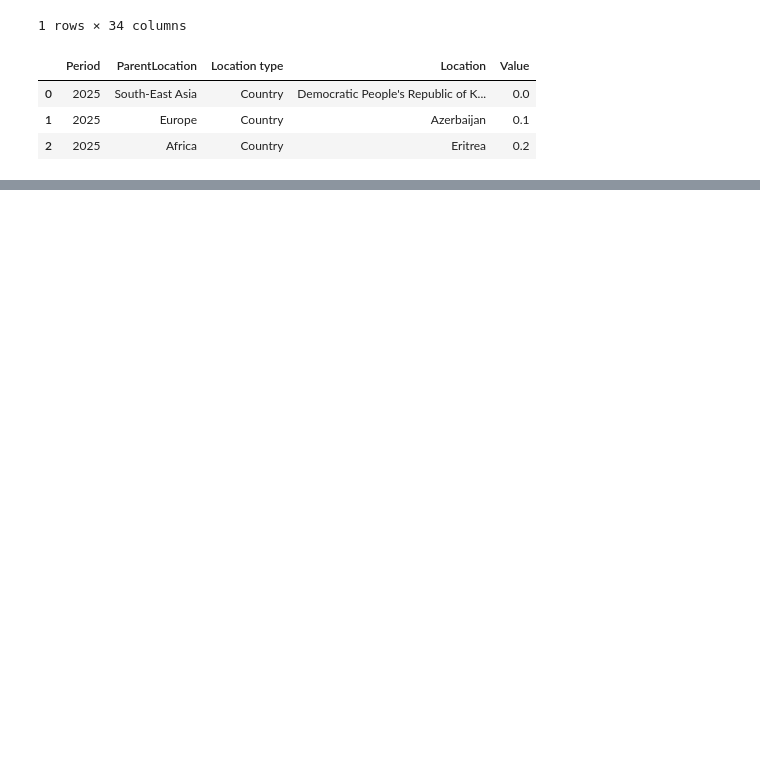
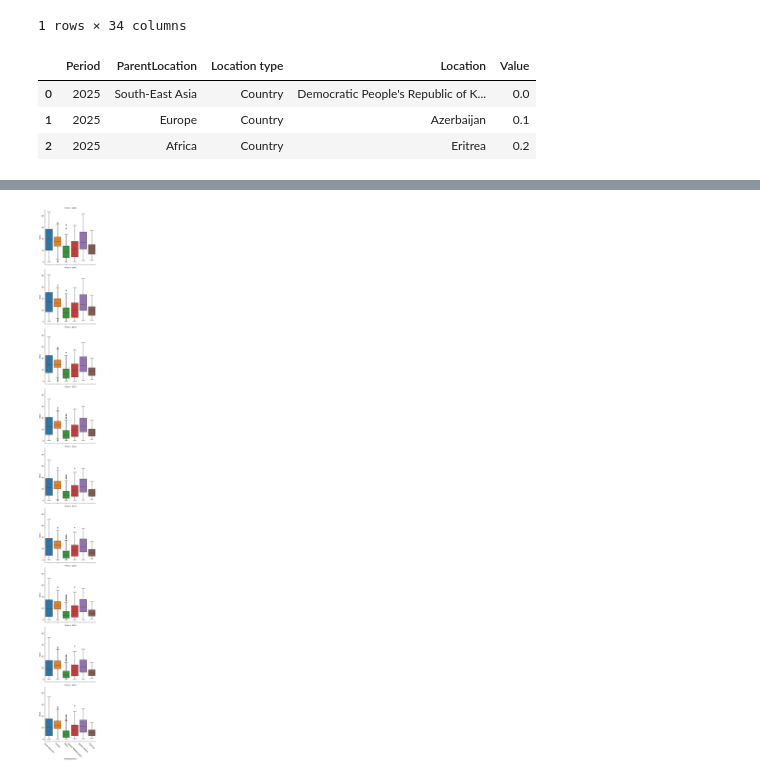
Before and after one commit to GGasset/Tobacco-use-Analytic, a Jupyter notebook: TobaccoUseAnalytic.ipynb, the cells around one changed output, grey strips where cells are left out. Drawn from its saved outputs; the diff is of its cells as text; code cells hidden in the pictures; blank space fills up the shorter version.

```diff
--- a/TobaccoUseAnalytic.ipynb
+++ b/TobaccoUseAnalytic.ipynb
@@ -25,0 +42,7 @@ SyntaxError: invalid syntax (2038700554.py, line 1)
+# %%
+# Evolution of smoking for each continent
+sns.catplot(x='ParentLocation', y='Value', row='Period', data=tobacco_use, kind='box')
+plt.xticks(rotation=-45)
+plt.show()
+# %% [output]
+[figure, added]
```
Also changed, not shown: parts of 3 cells of this notebook, 1 other file.
